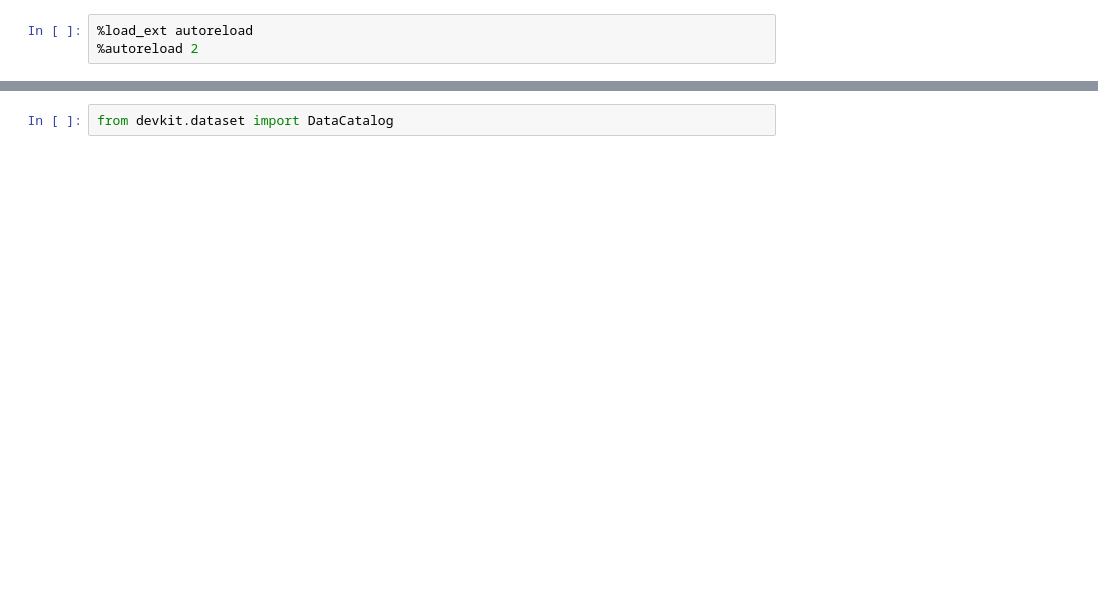
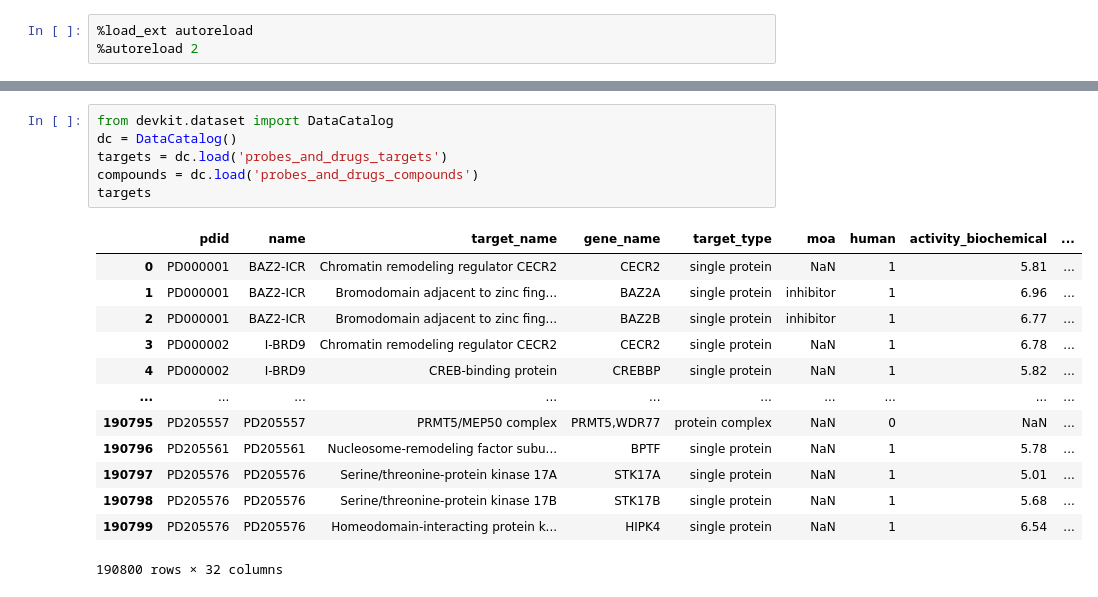
Before and after one commit to nate-russell/dev-kit, a Jupyter notebook: devkit/moossse/chemogenomics.ipynb, the cells around one changed output, grey strips where cells are left out. Cells and saved outputs as stored; diff of their text form; blank space fills up the shorter version.

```diff
--- a/devkit/moossse/chemogenomics.ipynb
+++ b/devkit/moossse/chemogenomics.ipynb
@@ -24,2 +4,20 @@ zipp @ file:///home/conda/feedstock_root/build_artifacts/zipp_1695255097490/work
 # %%
 from devkit.dataset import DataCatalog
+dc = DataCatalog()
+targets = dc.load('probes_and_drugs_targets')
+compounds = dc.load('probes_and_drugs_compounds')
+targets
+# %% [output]
+|  | pdid | name | target_name | gene_name | target_type | moa | human | activity_biochemical | ... |
+| 0 | PD000001 | BAZ2-ICR | Chromatin remodeling regulator CECR2 | CECR2 | single protein | NaN | 1 | 5.81 | ... |
+| 1 | PD000001 | BAZ2-ICR | Bromodomain adjacent to zinc fing... | BAZ2A | single protein | inhibitor | 1 | 6.96 | ... |
+| 2 | PD000001 | BAZ2-ICR | Bromodomain adjacent to zinc fing... | BAZ2B | single protein | inhibitor | 1 | 6.77 | ... |
+| 3 | PD000002 | I-BRD9 | Chromatin remodeling regulator CECR2 | CECR2 | single protein | NaN | 1 | 6.78 | ... |
+| 4 | PD000002 | I-BRD9 | CREB-binding protein | CREBBP | single protein | NaN | 1 | 5.82 | ... |
+| ... | ... | ... | ... | ... | ... | ... | ... | ... | ... |
+| 190795 | PD205557 | PD205557 | PRMT5/MEP50 complex | PRMT5,WDR77 | protein complex | NaN | 0 | NaN | ... |
+| 190796 | PD205561 | PD205561 | Nucleosome-remodeling factor subu... | BPTF | single protein | NaN | 1 | 5.78 | ... |
+| 190797 | PD205576 | PD205576 | Serine/threonine-protein kinase 17A | STK17A | single protein | NaN | 1 | 5.01 | ... |
+| 190798 | PD205576 | PD205576 | Serine/threonine-protein kinase 17B | STK17B | single protein | NaN | 1 | 5.68 | ... |
+| 190799 | PD205576 | PD205576 | Homeodomain-interacting protein k... | HIPK4 | single protein | NaN | 1 | 6.54 | ... |
+190800 rows × 32 columns
```
Also changed, not shown: parts of 6 cells of this notebook, 2 other files.
